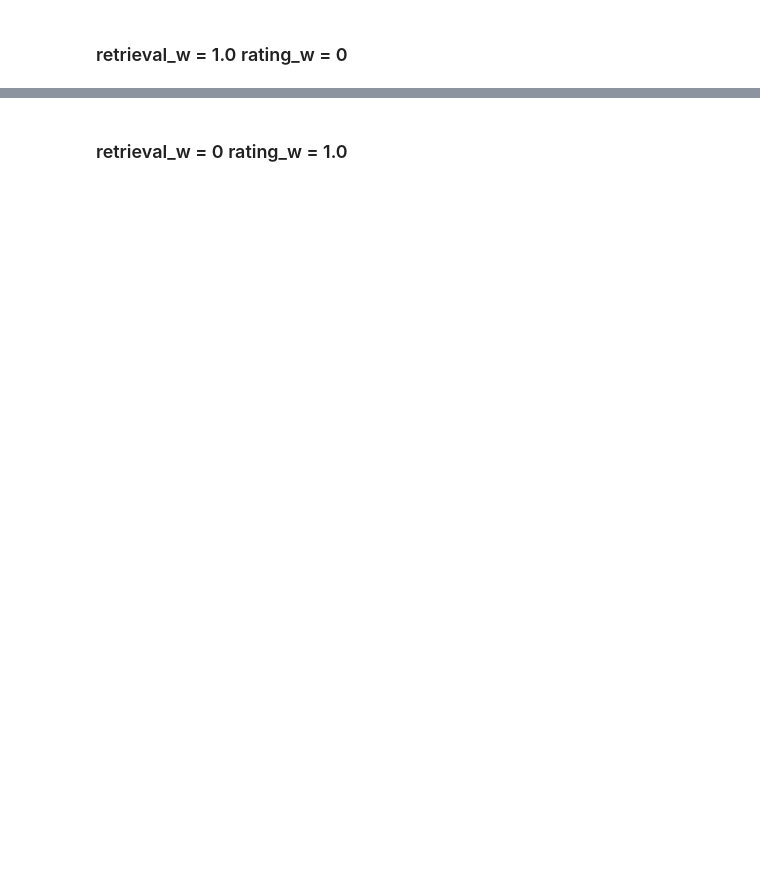
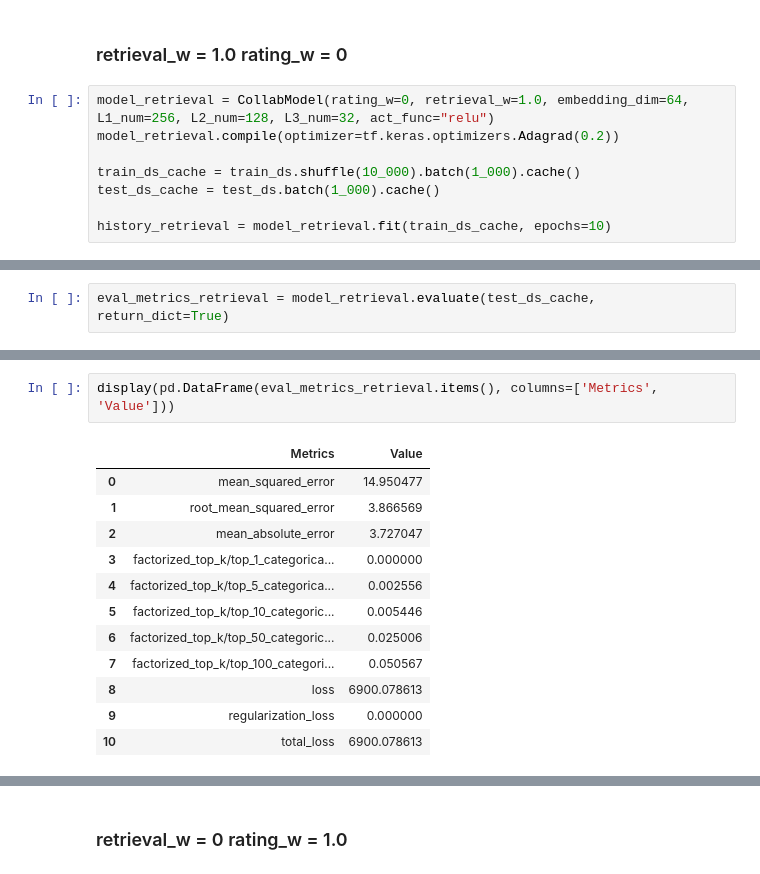
Before and after one commit to hungry5656/NetflixRecommendation, a Jupyter notebook: Notebook/model_comp.ipynb, the cells around one changed output, grey strips where cells are left out. Cells and saved outputs as stored; diff of their text form; blank space fills up the shorter version.

```diff
--- a/Notebook/model_comp.ipynb
+++ b/Notebook/model_comp.ipynb
@@ -268,2 +259,10 @@ Ranking MAE: 3.633
 # %% [markdown]
 ### retrieval_w = 1.0 rating_w = 0
+# %%
+model_retrieval = CollabModel(rating_w=0, retrieval_w=1.0, embedding_dim=64, L1_num=256, L2_num=128, L3_num=32, act_func="relu")
+model_retrieval.compile(optimizer=tf.keras.optimizers.Adagrad(0.2))
+
+train_ds_cache = train_ds.shuffle(10_000).batch(1_000).cache()
+test_ds_cache = test_ds.batch(1_000).cache()
+
+history_retrieval = model_retrieval.fit(train_ds_cache, epochs=10)
@@ -269,0 +290,2 @@ Ranking MAE: 3.633
+# %%
+eval_metrics_retrieval = model_retrieval.evaluate(test_ds_cache, return_dict=True)
@@ -269,0 +294,15 @@ Ranking MAE: 3.633
+# %%
+display(pd.DataFrame(eval_metrics_retrieval.items(), columns=['Metrics', 'Value']))
+# %% [output]
+|  | Metrics | Value |
+| 0 | mean_squared_error | 14.950477 |
+| 1 | root_mean_squared_error | 3.866569 |
+| 2 | mean_absolute_error | 3.727047 |
+| 3 | factorized_top_k/top_1_categorica... | 0.000000 |
+| 4 | factorized_top_k/top_5_categorica... | 0.002556 |
+| 5 | factorized_top_k/top_10_categoric... | 0.005446 |
+| 6 | factorized_top_k/top_50_categoric... | 0.025006 |
+| 7 | factorized_top_k/top_100_categori... | 0.050567 |
+| 8 | loss | 6900.078613 |
+| 9 | regularization_loss | 0.000000 |
+| 10 | total_loss | 6900.078613 |
```
Also changed, not shown: parts of 19 cells of this notebook, 8 other files.
